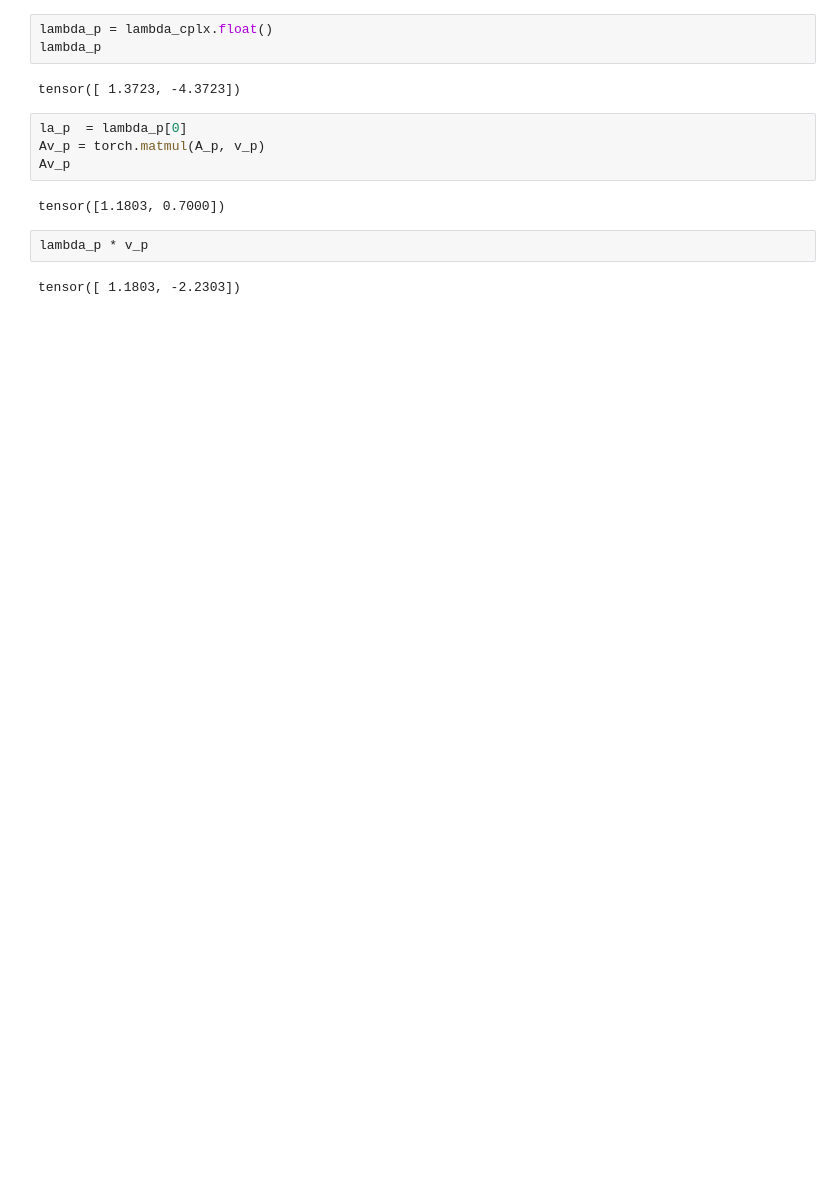
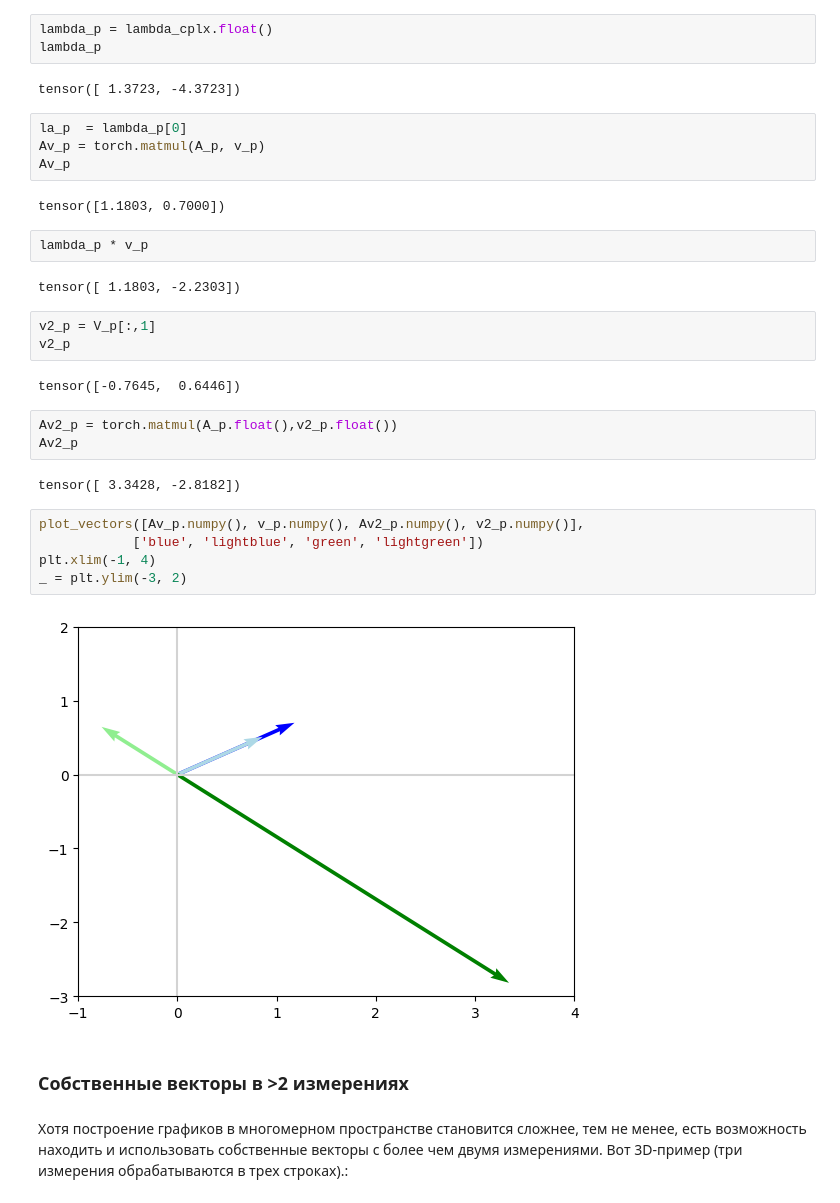
Before and after one commit to valeraboyko2002/test, a Jupyter notebook: лин_алгебра_продолжение.ipynb, the cells around one changed output. Saved outputs shown, nothing was run; the diff lists cells and outputs as text; blank space fills up the shorter version.

```diff
--- a/лин_алгебра_продолжение.ipynb
+++ b/лин_алгебра_продолжение.ipynb
@@ -340,3 +334,24 @@ tensor([1.1803, 0.7000])
 lambda_p * v_p
 # %% [output]
 tensor([ 1.1803, -2.2303])
+# %%
+v2_p = V_p[:,1]
+v2_p
+# %% [output]
+tensor([-0.7645,  0.6446])
+# %%
+Av2_p = torch.matmul(A_p.float(),v2_p.float())
+Av2_p
+# %% [output]
+tensor([ 3.3428, -2.8182])
+# %%
+plot_vectors([Av_p.numpy(), v_p.numpy(), Av2_p.numpy(), v2_p.numpy()],
+            ['blue', 'lightblue', 'green', 'lightgreen'])
+plt.xlim(-1, 4)
+_ = plt.ylim(-3, 2)
+# %% [output]
+[figure, added]
+# %% [markdown]
+### Собственные векторы в >2 измерениях
+# %% [markdown]
+Хотя построение графиков в многомерном пространстве становится сложнее, тем не менее, есть возможность находить и использовать собственные векторы с более чем двумя измерениями. Вот 3D-пример (три измерения обрабатываются в трех строках).:
```
Also changed, not shown: parts of 24 cells of this notebook.
